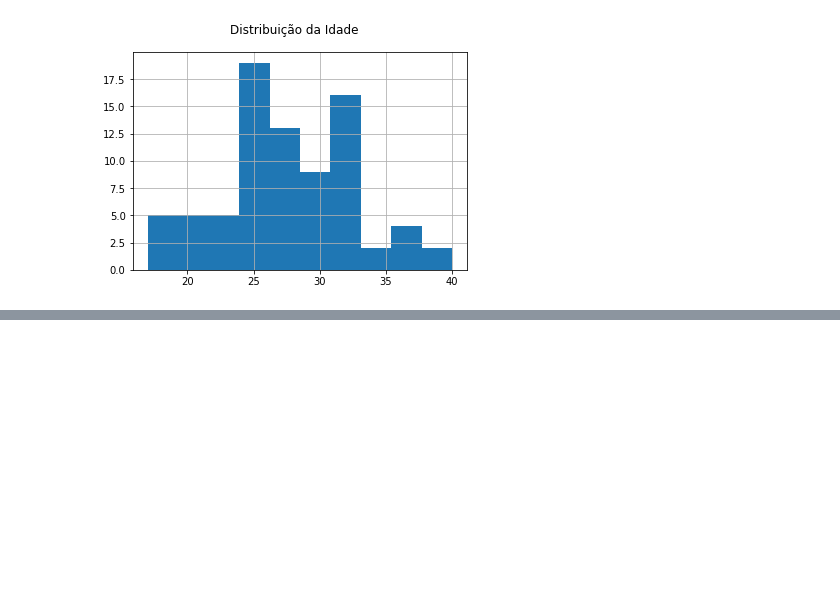
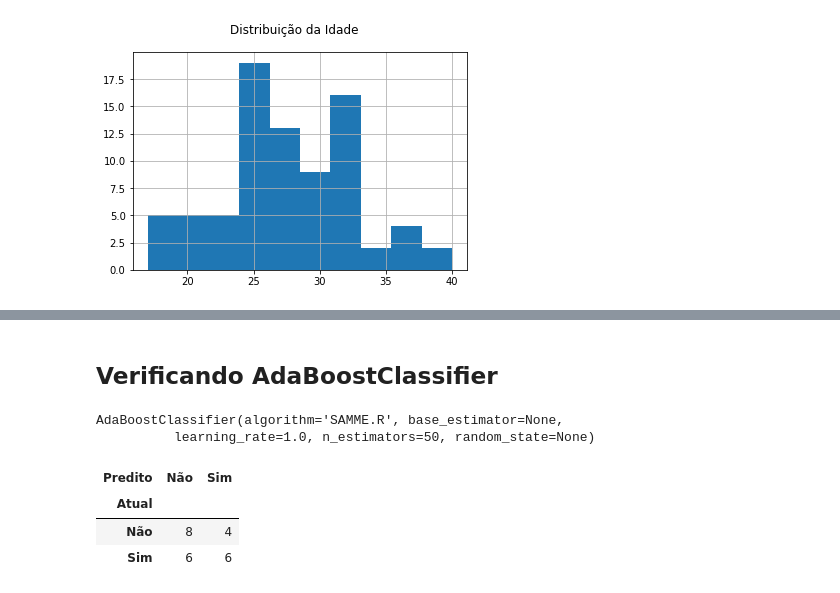
Before and after one commit to nocyamribeiro/DataMiningTrab, a Jupyter notebook: cesariana_predict.ipynb, the cells around one changed output, grey strips where cells are left out. Cells and saved outputs as stored; diff of their text form; code cells hidden in the pictures; blank space fills up the shorter version.

```diff
--- a/cesariana_predict.ipynb
+++ b/cesariana_predict.ipynb
@@ -140,0 +254,22 @@ df_cesaria.loc[df_cesaria.Cesariana  ==  1,'Cesariana_desc'] = 'Sim'
+# %% [markdown]
+## Verificando AdaBoostClassifier ##
+# %%
+abc = AdaBoostClassifier()
+# %%
+abc.fit(X_train, y_train)
+# %% [output]
+AdaBoostClassifier(algorithm='SAMME.R', base_estimator=None,
+          learning_rate=1.0, n_estimators=50, random_state=None)
+# %%
+abc_pred = abc.predict(X_test)
+data_matriz_confusao_abc = {'y_Predicted': np.array(abc_pred),
+        'y_Actual':     y_test_array
+        }
+df_matriz_confusao_abc = pd.DataFrame(data_matriz_confusao_abc, columns=['y_Actual','y_Predicted'])
+confusion_matrix_abc = pd.crosstab(df_matriz_confusao_abc['y_Actual'], df_matriz_confusao_abc['y_Predicted'], rownames=['Atual'], colnames=['Predito'])
+confusion_matrix_abc
+# %% [output]
+| Predito | Não | Sim |
+| Atual |  |  |
+| Não | 8 | 4 |
+| Sim | 6 | 6 |
```
Also changed, not shown: parts of 39 cells of this notebook.
